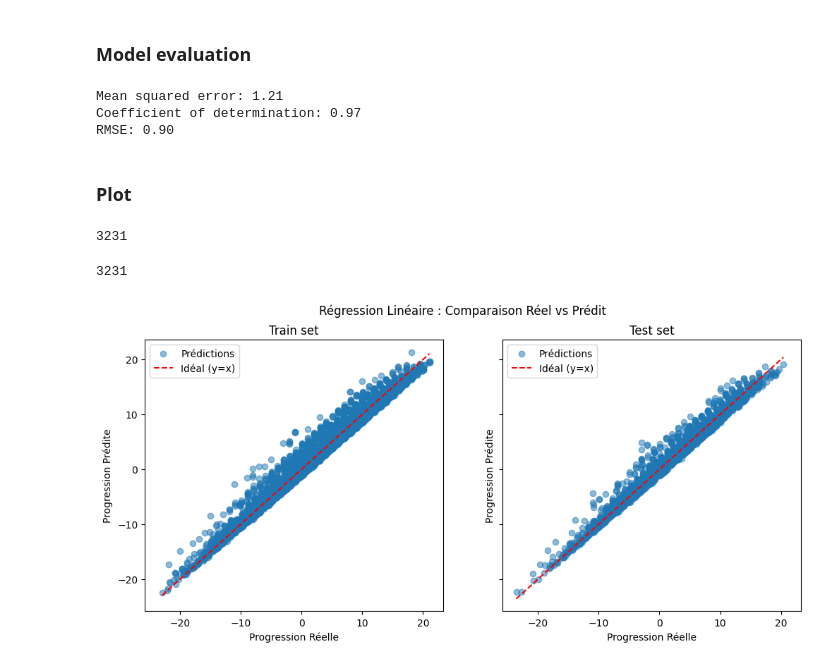
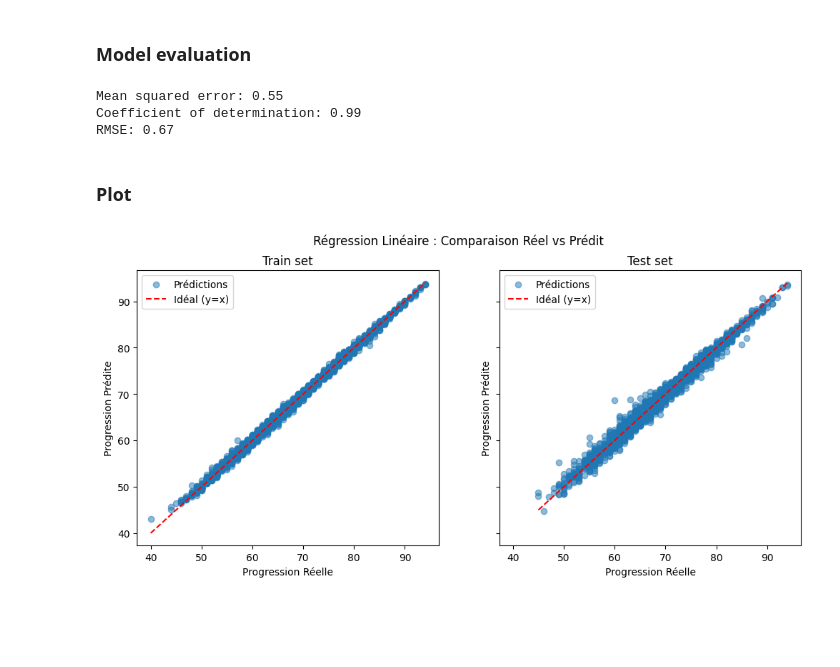
Before and after one commit to julian240502/Fifa_Scouting, a Jupyter notebook: train/train.ipynb, the cells around one changed output. Saved outputs shown, nothing was run; the diff lists cells and outputs as text; code cells hidden in the pictures; blank space fills up the shorter version.

```diff
--- a/train/train.ipynb
+++ b/train/train.ipynb
@@ -16,15 +12,15 @@ df.to_csv(os.path.join(base_dir,os.pardir,'data', 'processed','processed_male_pl
-# %%
-df = df.dropna(subset=["Progression"])
 # %%
 from sklearn.model_selection import train_test_split
 from sklearn.preprocessing import StandardScaler
 
 # Sélection des features (variables explicatives) et de la target (variable cible)
+# Sélection des features et de la target
 features = [
-       'OVR', 'PAC', 'SHO', 'PAS', 'DRI', 'DEF', 'PHY',
-       'Weak foot', 'Skill moves','Height','Weight', 'Age'
+    "age", "height_cm", "weight_kg", "potential", "pace", "shooting",
+    "passing", "dribbling", "defending", "physic", "weak_foot", "skill_moves","value_eur"
+
 ]
-target = "Progression"
+target = "overall"
 
 X = df[features]
 y = df[target]
@@ -40,32 +36,26 @@ X_test = scaler.transform(X_test)
 ### training
 # %%
 from sklearn.linear_model import LinearRegression
+from sklearn.ensemble import RandomForestRegressor
 
-regressor = LinearRegression().fit(X_train, y_train)
+#regressor = LinearRegression().fit(X_train, y_train)
+randomForest=RandomForestRegressor(n_estimators=100, random_state=42).fit(X_train, y_train)
 # %% [markdown]
 ### Model evaluation
 # %%
 from sklearn.metrics import mean_squared_error, r2_score, mean_absolute_error
 
-y_pred = regressor.predict(X_test)
+y_pred = randomForest.predict(X_test)
 
 print(f"Mean squared error: {mean_squared_error(y_test, y_pred):.2f}")
 print(f"Coefficient of determination: {r2_score(y_test, y_pred):.2f}")
 print(f"RMSE: {np.sqrt(mean_absolute_error(y_test, y_pred)):.2f}")
 # %% [output]
-Mean squared error: 1.21
-Coefficient of determination: 0.97
-RMSE: 0.90
+Mean squared error: 0.55
+Coefficient of determination: 0.99
+RMSE: 0.67
 # %% [markdown]
 ### Plot
-# %%
-len(X_test)
-# %% [output]
-3231
-# %%
-len(y_test)
-# %% [output]
-3231
 # %%
 import matplotlib.pyplot as plt
 import seaborn as sns
@@ -78,32 +68,32 @@ y_pred_sorted = np.array(y_pred)[sorted_indices]
 
 # Création de la figure avec deux sous-graphiques (train/test)
 fig, ax = plt.subplots(ncols=2, figsize=(12, 5), sharex=True, sharey=True)
 
 # Graphique de gauche : données d'entraînement
-ax[0].scatter(y_train, regressor.predict(X_train), alpha=0.5, label="Prédictions")
+ax[0].scatter(y_train, randomForest.predict(X_train), alpha=0.5, label="Prédictions")
 ax[0].plot(
     [min(y_train), max(y_train)],
     [min(y_train), max(y_train)],
     color="red", linestyle="--",
     label="Idéal (y=x)"
 )
 ax[0].set(xlabel="Progression Réelle", ylabel="Progression Prédite", title="Train set")
 ax[0].legend()
 
 # Graphique de droite : données de test
 ax[1].scatter(y_test, y_pred, alpha=0.5, label="Prédictions")
 ax[1].plot(
     [min(y_test), max(y_test)],
     [min(y_test), max(y_test)],
     color="red", linestyle="--",
     label="Idéal (y=x)"
 )
 ax[1].set(xlabel="Progression Réelle", ylabel="Progression Prédite", title="Test set")
 ax[1].legend()
 
 # Titre global
 fig.suptitle("Régression Linéaire : Comparaison Réel vs Prédit")
 
 plt.show()
 # %% [output]
-[figure, old version]
+[figure, new version]
```
Also changed, not shown: parts of 8 cells of this notebook, 13 other files.
